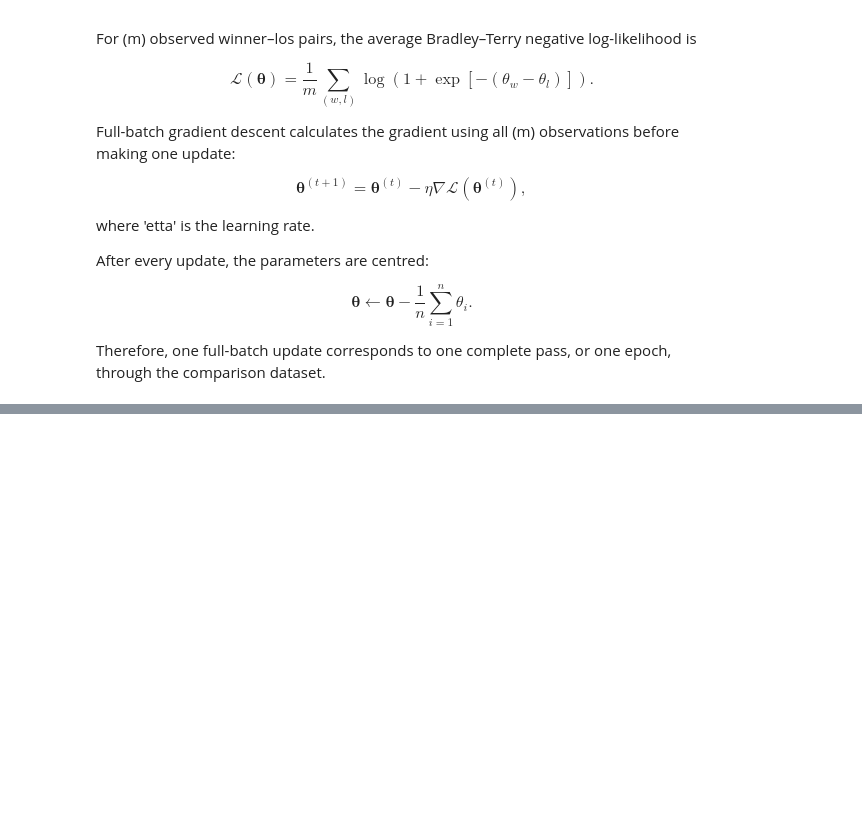
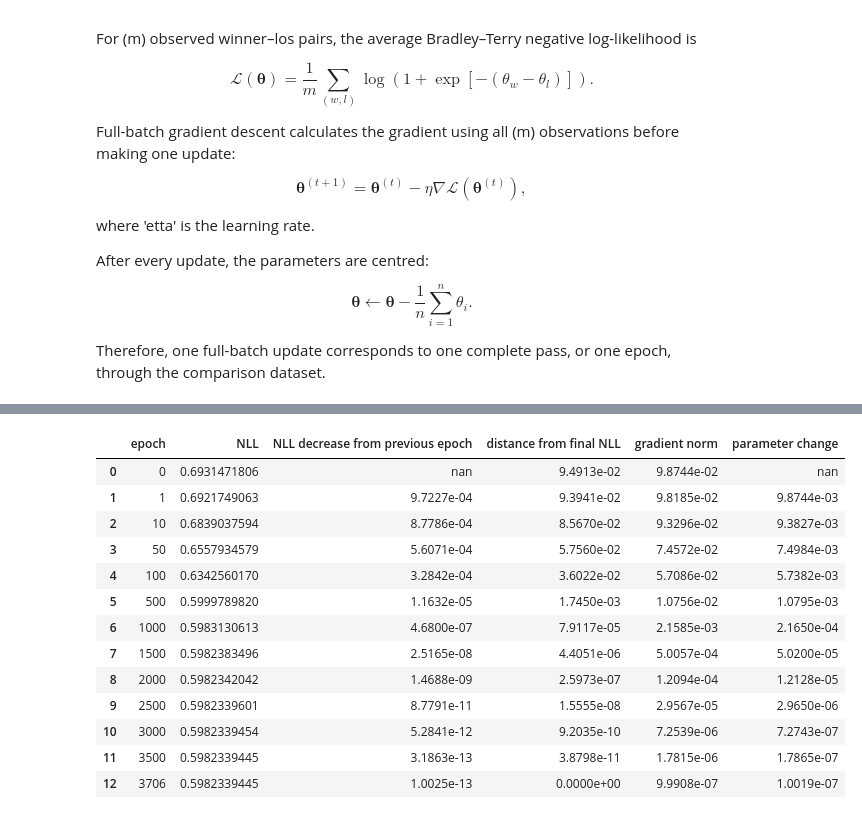
Before and after one commit to rbhdsks/Learning-from-Comparison-Data-Master-Thesis-Project-, a Jupyter notebook: notebooks/experiments/Bradley_Terry_Model/04_BradleyTerry_MLE_Optimizations.ipynb, the cells around one changed output, grey strips where cells are left out. Cells and saved outputs as stored; diff of their text form; code cells hidden in the pictures; blank space fills up the shorter version.

```diff
--- a/notebooks/experiments/Bradley_Terry_Model/04_BradleyTerry_MLE_Optimizations.ipynb
+++ b/notebooks/experiments/Bradley_Terry_Model/04_BradleyTerry_MLE_Optimizations.ipynb
@@ -289,0 +294,96 @@ plt.show()
+# %%
+# Inspect NLL, gradient and parameter changes at selected epochs.
+
+nll_values = np.asarray(
+    full_batch_result.nll_history
+)
+
+gradient_norms = np.asarray(
+    full_batch_result.gradient_norm_history
+)
+
+parameter_history = np.asarray(
+    full_batch_result.parameter_history
+)
+
+last_epoch = full_batch_result.epochs_completed
+
+requested_epochs = [
+    0,
+    1,
+    10,
+    50,
+    100,
+    500,
+    1_000,
+    1_500,
+    2_000,
+    2_500,
+    3_000,
+    3_500,
+    last_epoch,
+]
+
+selected_epochs = sorted({
+    epoch
+    for epoch in requested_epochs
+    if epoch <= last_epoch
+})
+
+inspection_rows = []
+
+for epoch in selected_epochs:
+    if epoch == 0:
+        nll_decrease = np.nan
+        parameter_change = np.nan
+    else:
+        nll_decrease = (
+            nll_values[epoch - 1]
+            - nll_values[epoch]
+        )
+
+        parameter_change = np.linalg.norm(
+            parameter_history[epoch]
+            - parameter_history[epoch - 1]
+        )
+
+    inspection_rows.append({
+        "epoch": epoch,
+        "NLL": nll_values[epoch],
+        "NLL decrease from previous epoch": nll_decrease,
+        "distance from final NLL": (
+            nll_values[epoch]
+            - nll_values[-1]
+        ),
+        "gradient norm": gradient_norms[epoch],
+        "parameter change": parameter_change,
+    })
+
+nll_inspection_table = pd.DataFrame(
+    inspection_rows
+)
+
+display(
+    nll_inspection_table.style.format({
+        "NLL": "{:.10f}",
+        "NLL decrease from previous epoch": "{:.4e}",
+        "distance from final NLL": "{:.4e}",
+        "gradient norm": "{:.4e}",
+        "parameter change": "{:.4e}",
+    })
+)
+# %% [output]
+|  | epoch | NLL | NLL decrease from previous epoch | distance from final NLL | gradient norm | parameter change |
+| 0 | 0 | 0.6931471806 | nan | 9.4913e-02 | 9.8744e-02 | nan |
+| 1 | 1 | 0.6921749063 | 9.7227e-04 | 9.3941e-02 | 9.8185e-02 | 9.8744e-03 |
+| 2 | 10 | 0.6839037594 | 8.7786e-04 | 8.5670e-02 | 9.3296e-02 | 9.3827e-03 |
+| 3 | 50 | 0.6557934579 | 5.6071e-04 | 5.7560e-02 | 7.4572e-02 | 7.4984e-03 |
+| 4 | 100 | 0.6342560170 | 3.2842e-04 | 3.6022e-02 | 5.7086e-02 | 5.7382e-03 |
+| 5 | 500 | 0.5999789820 | 1.1632e-05 | 1.7450e-03 | 1.0756e-02 | 1.0795e-03 |
+| 6 | 1000 | 0.5983130613 | 4.6800e-07 | 7.9117e-05 | 2.1585e-03 | 2.1650e-04 |
+| 7 | 1500 | 0.5982383496 | 2.5165e-08 | 4.4051e-06 | 5.0057e-04 | 5.0200e-05 |
+| 8 | 2000 | 0.5982342042 | 1.4688e-09 | 2.5973e-07 | 1.2094e-04 | 1.2128e-05 |
+| 9 | 2500 | 0.5982339601 | 8.7791e-11 | 1.5555e-08 | 2.9567e-05 | 2.9650e-06 |
+| 10 | 3000 | 0.5982339454 | 5.2841e-12 | 9.2035e-10 | 7.2539e-06 | 7.2743e-07 |
+| 11 | 3500 | 0.5982339445 | 3.1863e-13 | 3.8798e-11 | 1.7815e-06 | 1.7865e-07 |
+| 12 | 3706 | 0.5982339445 | 1.0025e-13 | 0.0000e+00 | 9.9908e-07 | 1.0019e-07 |
```
Also changed, not shown: parts of 4 cells of this notebook.
